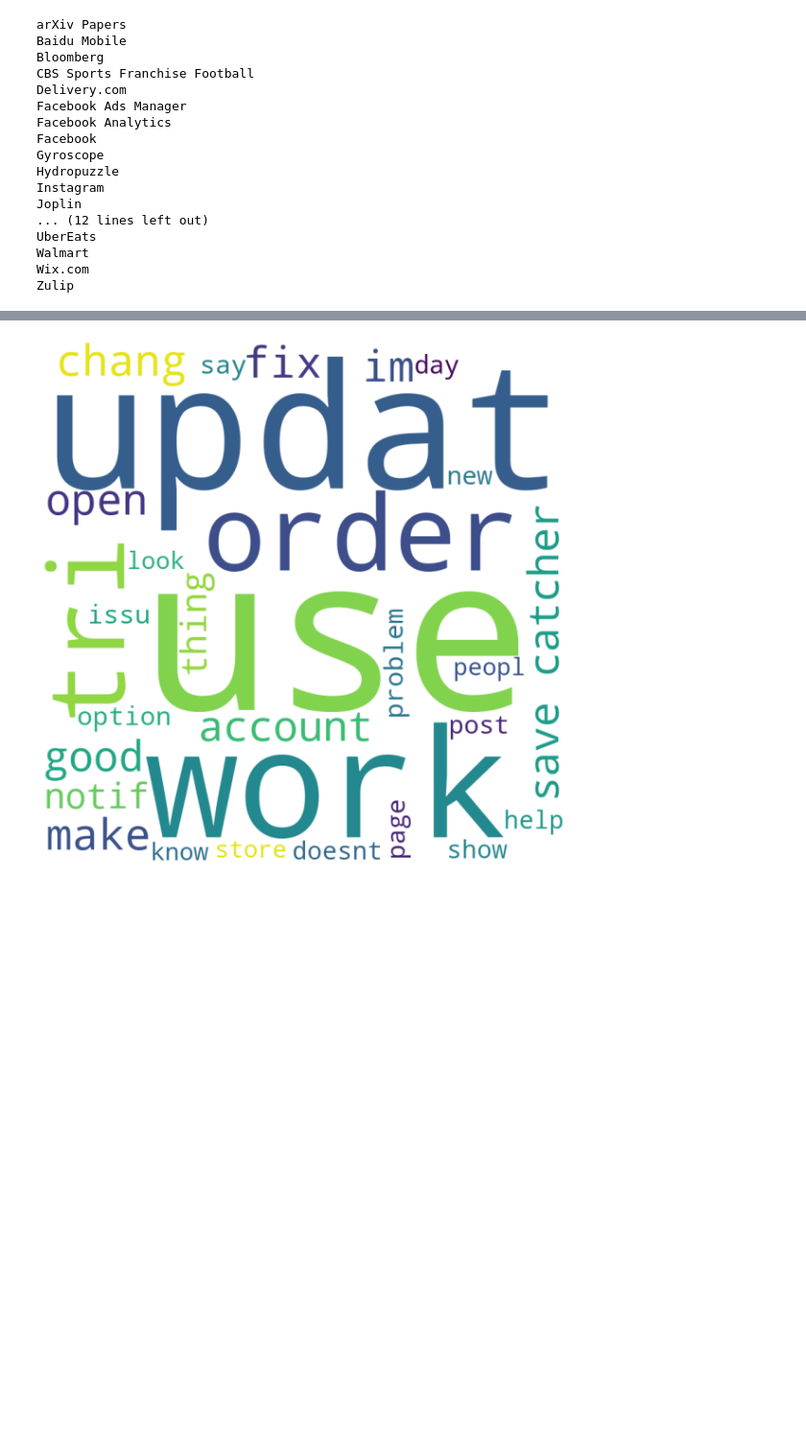
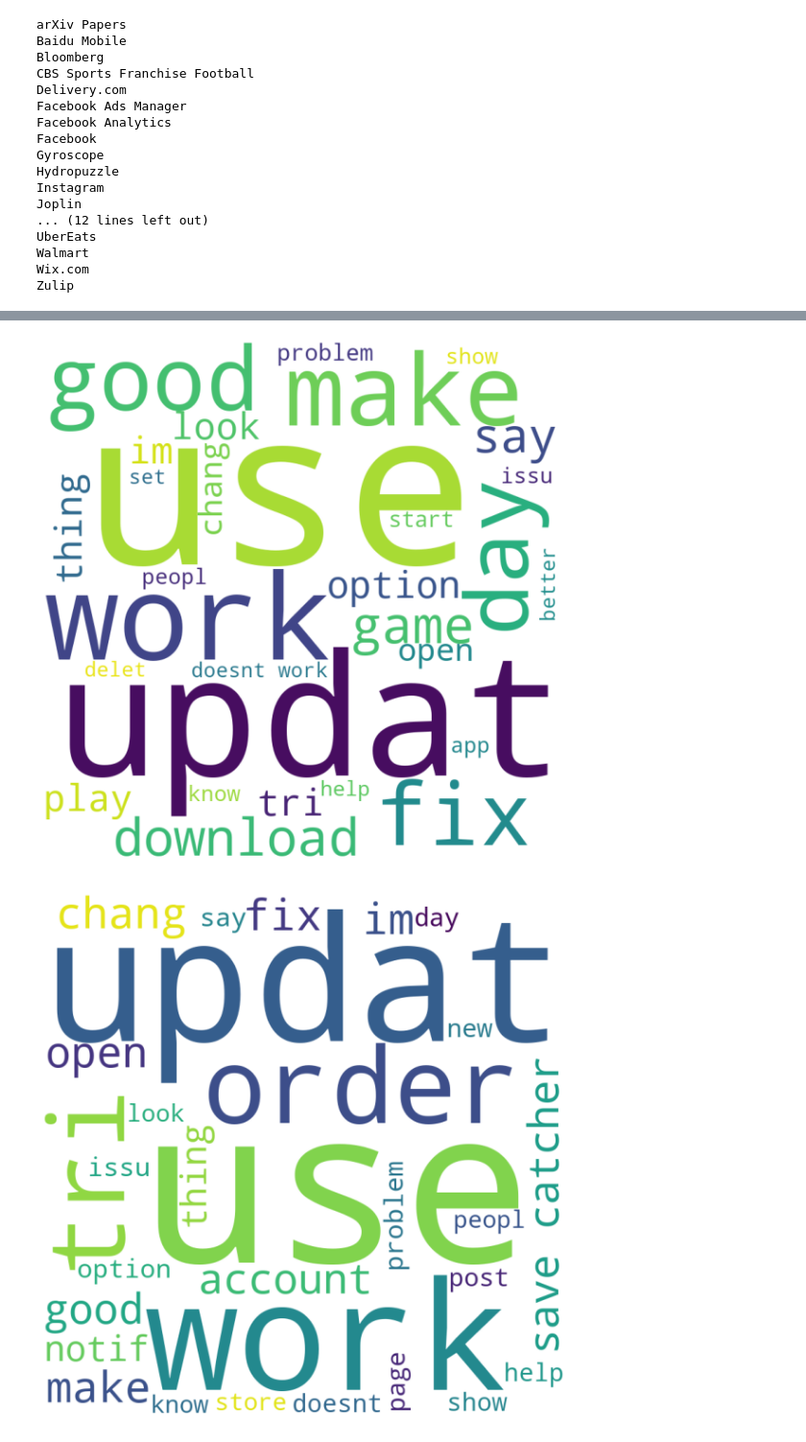
Before and after one commit to rsalaz9/android_review_crawler, a Jupyter notebook: Review_analysis_AG.ipynb, the cells around one changed output, grey strips where cells are left out. Shown at 96% size. Saved outputs shown, nothing was run; the diff lists cells and outputs as text; code cells hidden in the pictures; blank space fills up the shorter version.

```diff
--- a/Review_analysis_AG.ipynb
+++ b/Review_analysis_AG.ipynb
@@ -510,3 +510,6 @@ UberEats
 Walmart
 Wix.com
 Zulip
+# %%
+df_combined_react = loadDataTest("android/native/android_native_combined.csv")
+Cleaned_reviews_react = textCleaning(df_combined_react.loc[(df_combined_react.reviewer_ratings == 1) | (df_combined_react.reviewer_ratings == 2)], a_stop_words)
@@ -513,3 +534,7 @@ Zulip
+# %%
+get_word_cloud(Cleaned_reviews_react).show()
+# %% [output]
+[figure, added]
 # %%
 # df_combined_react = loadDataTest("android/react/android_react_combined.csv")
 # Cleaned_reviews = textCleaning(df_combined_react.loc[(df_combined_react.reviewer_ratings == 1) | (df_combined_react.reviewer_ratings == 2)], a_stop_words)
```
Also changed, not shown: parts of 1 cell of this notebook, 1 other file.
